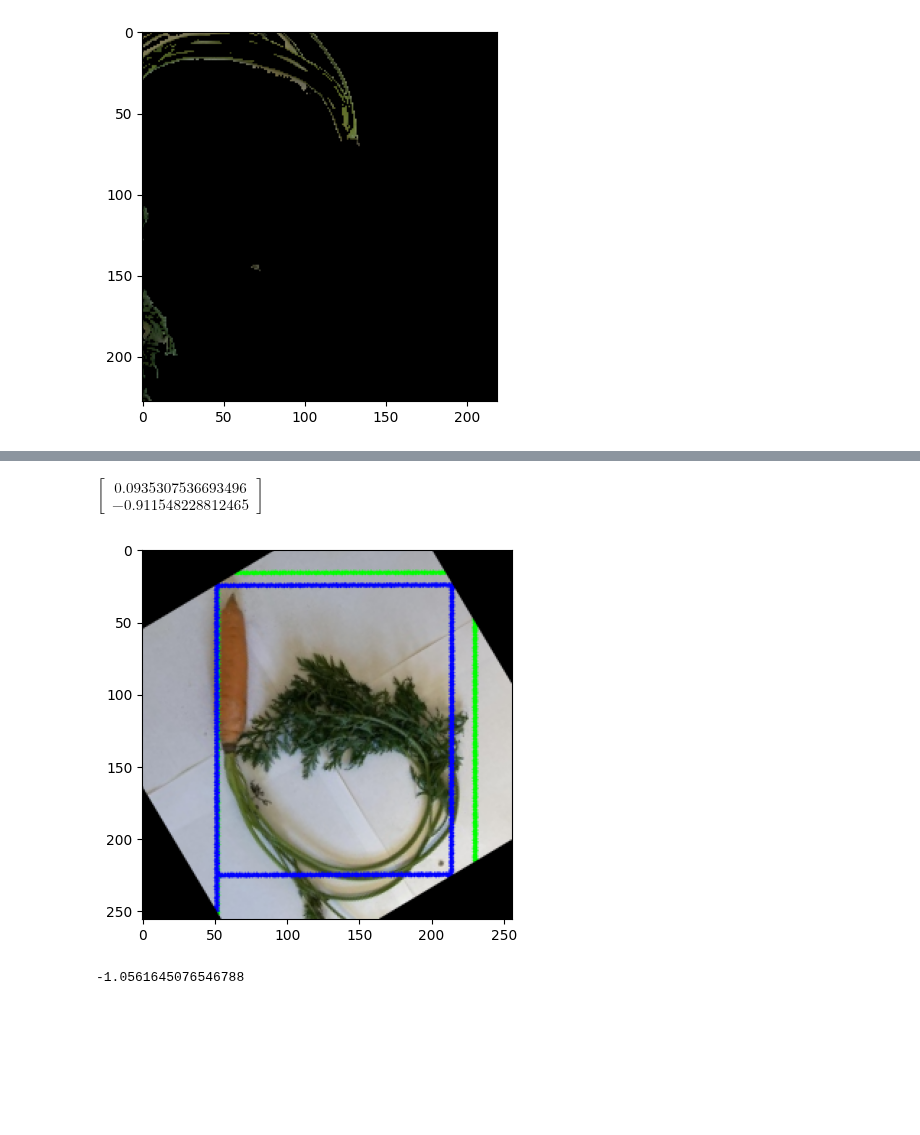
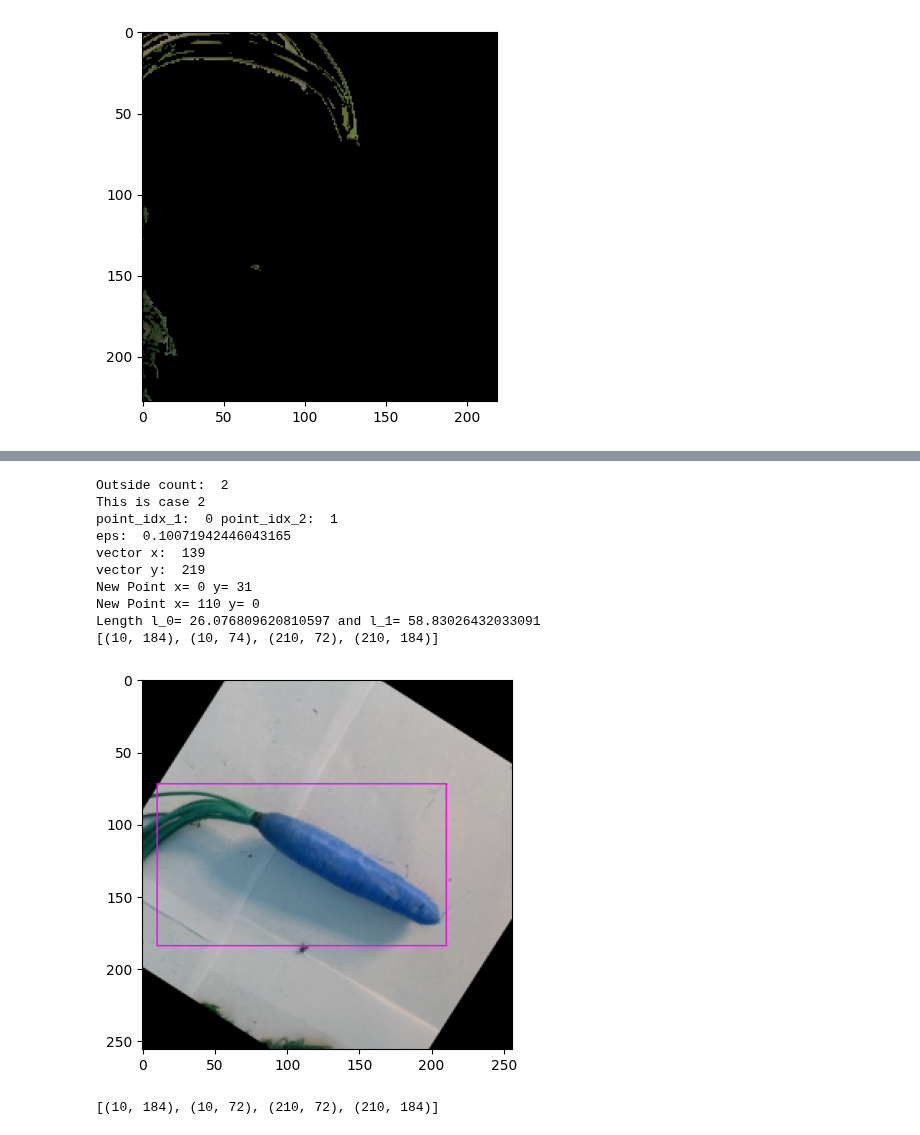
Before and after one commit to leons1396/AI_project, a Jupyter notebook: Image_processing/Preprocessing/image_preprocessing.ipynb, the cells around one changed output, grey strips where cells are left out. Drawn from its saved outputs; the diff is of its cells as text; code cells hidden in the pictures; blank space fills up the shorter version.

Commit message:
rotate edge points and img after resizing bounding box

```diff
--- a/Image_processing/Preprocessing/image_preprocessing.ipynb
+++ b/Image_processing/Preprocessing/image_preprocessing.ipynb
@@ -481,22 +155,17 @@ show_image_plt(vegi_new_box)
-# %%
-from sympy import Symbol, nsolve
-import mpmath
-#mpmath.mp.dps = 15
-
-x = Symbol('x')
-y = Symbol('y')
-f1 = 134 * x - 152 - 153 * y
-f2 = 193 - 224 * x - 255 - 91 * y
-erg = nsolve((f1, f2), (x, y), (-1, 1))
-erg
-# %% [output]
-$\displaystyle \left[\begin{matrix}0.0935307536693496\\-0.911548228812465\end{matrix}\right]$
-# %%
-show_image_plt(imutils.rotate(vegi_new, rect[2]))
-# %% [output]
-[figure, removed]
-# %%
-num = float(erg[0])
-num
-# %% [output]
--1.0561645076546788
+# %%
+new_img, new_box = prep.resize_bound_box_and_draw(vegi_sq_BGR_original, rect, box)
+prep.show_image_plt(new_img)
+print(new_box)
+# %% [output]
+Outside count:  2
+This is case 2
+point_idx_1:  0 point_idx_2:  1
+eps:  0.10071942446043165
+vector x:  139
+vector y:  219
+New Point x= 0 y= 31
+New Point x= 110 y= 0
+Length l_0= 26.076809620810597 and l_1= 58.83026432033091
+[(10, 184), (10, 74), (210, 72), (210, 184)]
+[figure, added]
+[(10, 184), (10, 72), (210, 72), (210, 184)]
```
Also changed, not shown: parts of 16 cells of this notebook, 2 other files.
